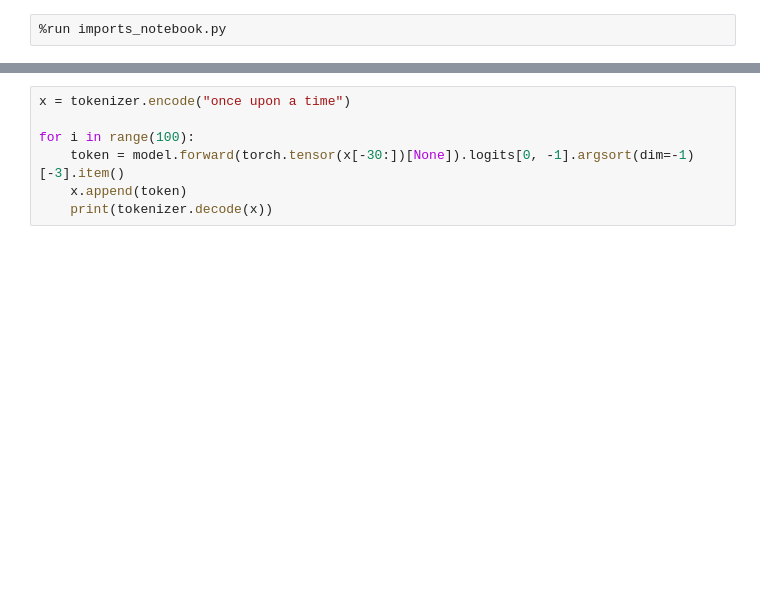
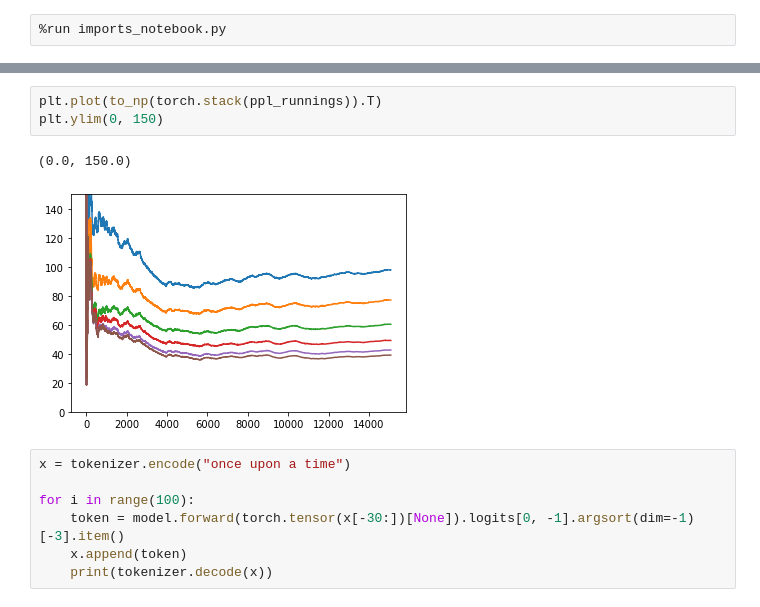
Before and after one commit to akarshkumar0101/transformer-memory, a Jupyter notebook: book_perplexity.ipynb, the cells around one changed output, grey strips where cells are left out. Saved outputs shown, nothing was run; the diff lists cells and outputs as text; blank space fills up the shorter version.

```diff
--- a/book_perplexity.ipynb
+++ b/book_perplexity.ipynb
@@ -21,3 +45,9 @@ b = model(**tokenizer("cat said", return_tensors="pt")).logits
+# %%
+plt.plot(to_np(torch.stack(ppl_runnings)).T)
+plt.ylim(0, 150)
+# %% [output]
+(0.0, 150.0)
+[figure, added]
 # %%
 x = tokenizer.encode("once upon a time")
 
```
Also changed, not shown: parts of 11 cells of this notebook, 4 other files.
